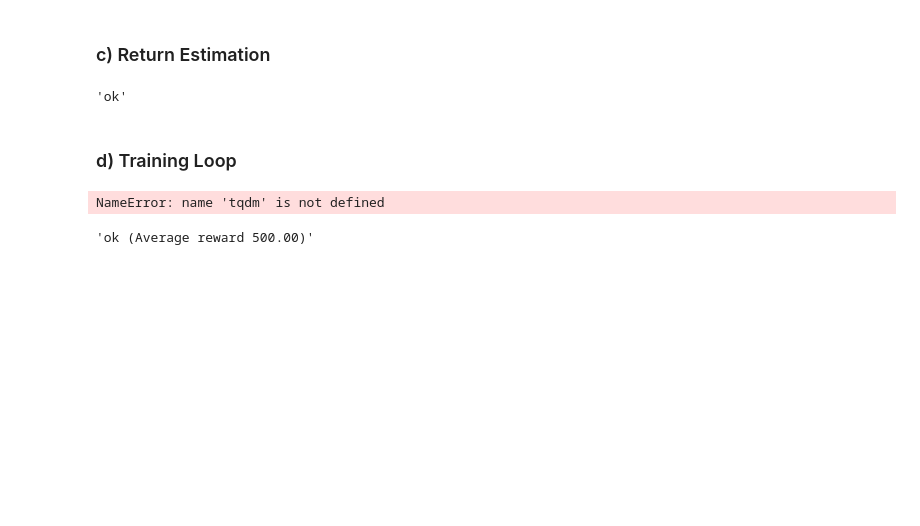
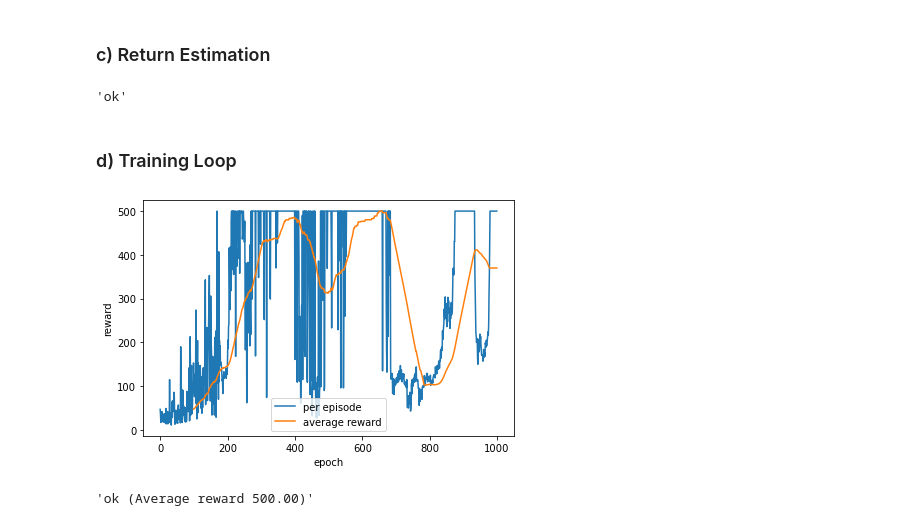
Before and after one commit to bck2302000/Reinforcement_Learning_Assignment, a Jupyter notebook: bpa_2/tasks_bpa2/tasks/reinforce.ipynb, the cells around one changed output. Drawn from its saved outputs; the diff is of its cells as text; code cells hidden in the pictures; blank space fills up the shorter version.

```diff
--- a/bpa_2/tasks_bpa2/tasks/reinforce.ipynb
+++ b/bpa_2/tasks_bpa2/tasks/reinforce.ipynb
@@ -46,6 +46,14 @@ class Policy(nn.Module):
         super(Policy, self).__init__()
         # ********************
         # TODO Create layers
+        self.fully_connected_layer = nn.Sequential(
+            nn.Linear(4, 128), # 4-dim state
+            nn.ReLU(),
+            nn.Linear(128,128),
+            nn.ReLU(),
+            nn.Linear(128,2) # 2 actions
+        )
+        self.softmax_layer = nn.Softmax(1)
 
         # ********************
 
@@ -54,6 +62,9 @@ class Policy(nn.Module):
         # TODO Implement forward pass
         # x = ...
 
+        x = self.fully_connected_layer(x)
+        x = self.softmax_layer(x)
+
         # ********************
         return x
 # %%
@@ -78,6 +89,10 @@ def sample_action(probs):
         log_prob: Logarithm of the probability for sampling that action
     """
     # TODO Implement action sampling
+    action_distribution = torch.distributions.Categorical(probs=probs)
+    action = action_distribution.sample()
+    log_prob = action_distribution.log_prob(action)
+
 
     return action, log_prob
 # %%
@@ -92,7 +107,7 @@ np.testing.assert_approx_equal(_test_log_prob, np.log((_test_action + 1) / 10))
 ### c) Return Estimation
 # %%
 def estimate_return(rewards, gamma=0.99):
-     """Estimate return based of observed rewards
+    """Estimate return based of observed rewards
 
     Args:
         rewards: Series of observed rewards
@@ -100,6 +115,17 @@ def estimate_return(rewards, gamma=0.99):
     """
     # TODO Implement return estimation
 
+    returns = [rewards[0]]
+
+    for i in range(len(rewards) - 2, -1, -1):
+        # iterate from back to front
+        returns = [returns[0] * gamma + rewards[i]] + returns
+
+    # normalization
+    mean = np.mean(returns)
+    std = np.std(returns)
+    returns = (returns - mean) / std
+
     return returns
 # %%
 # Test code
@@ -119,7 +145,7 @@ policy = Policy()
 # Hyperparams
 episodes = 1000
 gamma = 0.99
-learn_rate = 1e-2
+learn_rate = 1e-3
 optimizer = torch.optim.Adam(policy.parameters(), lr=learn_rate)
 
 total_rewards = []
@@ -136,8 +162,11 @@ with tqdm(range(episodes)) as pbar:
 
             # action, log_prob = ...
 
+            probs = policy(torch.tensor(state, dtype=torch.float32).reshape(1,-1))
+            action, log_prob = sample_action(probs)
+
             # ********************
-            state, reward, done, _ = env.step(action)
+            state, reward, done, _ = env.step(action.item())
 
             # Bookkeeping
             log_probs.append(log_prob)
@@ -146,34 +175,36 @@ with tqdm(range(episodes)) as pbar:
         total_rewards.append(sum(rewards))
 
         # ********************
         # TODO Compute loss
 
         # policy_loss = ...
+        G_t = estimate_return(rewards)
+        policy_loss = -sum([x * y for x, y in zip(G_t, log_probs)])
 
         # ********************
 
         # Update policy
         optimizer.zero_grad()
         policy_loss.backward()
         optimizer.step()
 
         # Print statistics
         pbar.set_description(f"Mean training reward {np.mean(total_rewards[-100:]):.02f}")
 
 # Save model
 with open("solution/a2d.pt", "wb") as f:
     torch.save(policy, f)
 
 # Plot training
 plt.plot(total_rewards, label="per episode")
 plt.plot(pd.DataFrame(total_rewards).rolling(100).mean(), label="average reward")
 plt.xlabel("epoch")
 plt.ylabel("reward")
 plt.legend()
 plt.tight_layout()
 plt.savefig("solution/a2d.png")
 # %% [output]
-NameError: name 'tqdm' is not defined
+[figure, added]
 # %%
 # Test code
 policy.eval()  # Switch to evaluation mode
```
Also changed, not shown: 2 other files.
